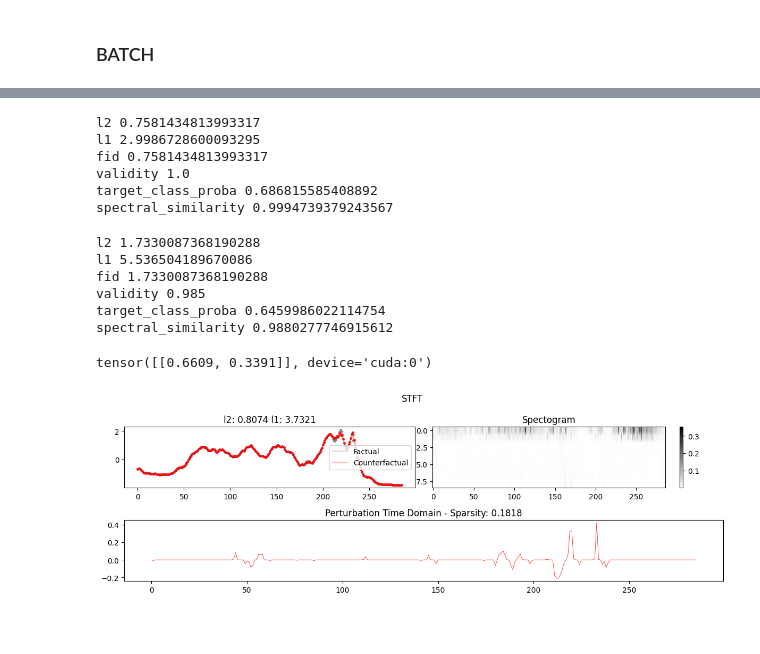
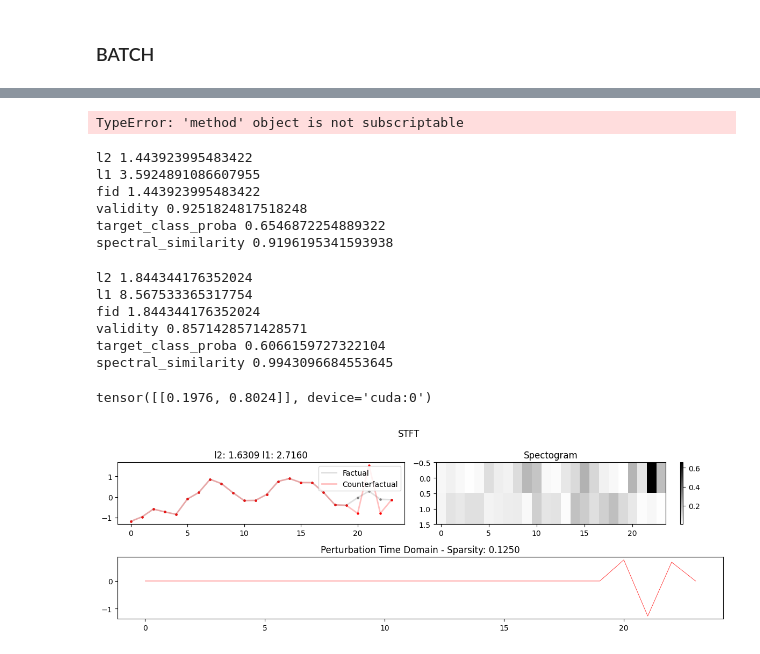
Before and after one commit to jsve96/XAI-TS, a Jupyter notebook: TSC/test_run.ipynb, the cells around one changed output, grey strips where cells are left out. Cells and saved outputs as stored; diff of their text form; code cells hidden in the pictures; blank space fills up the shorter version.

```diff
--- a/TSC/test_run.ipynb
+++ b/TSC/test_run.ipynb
@@ -872,6 +872,7 @@ class STFTPerturbation(BasePerturbation):
             return_complex=True,
         )
         F, TT = Z.shape[-2], Z.shape[-1]
+        self.F,self.TT = F,TT
 
         # Per-sample learnable perturbation
         self.delta_real = nn.Parameter(init_scale * torch.randn(B, C, F, TT))
@@ -979,6 +980,9 @@ class TSCounterfactualGenerator:
 
         opt = torch.optim.Adam(perturb.parameters(), lr=self.lr)
 
+        print(perturb.parameters[0].shape)
+        for param in perturb.parameters():
+            print(param.shape)
         losses = []
 
         #Original
@@ -1046,7 +1068,11 @@ class TSCounterfactualGenerator:
 # %%
+dataname ='ItalyPowerDemand'
 dataname = 'Coffee'
 X, y, splits = get_classification_data(dataname, split_data=False)
-model_name = 'FCN'
+X_norm = (np.array(X.tolist())[:,0,:]-np.array(X.tolist())[:,0,:].mean(axis=0))/(np.array(X.tolist())[:,0,:].std(axis=0))
+
+X= X_norm[:,np.newaxis,:]
+model_name = 'HydraPlus'
 
 
 try:
@@ -1058,6 +1084,8 @@ except:
     clf = TSClassifier(X, y, splits=splits, path='../models', arch=model_name, tfms=tfms, batch_tfms=batch_tfms, metrics=accuracy, cbs=ShowGraph(),device=device)
     clf.fit_one_cycle(100, 3e-4)
     clf.export(f"{model_name}-{dataname}.pkl")
+
+
 
 
 
@@ -1080,11 +1108,11 @@ cf_gen = TSCounterfactualGenerator(
     perturbation_cls=STFTPerturbation,
     lam_time=0.05,
     lam_perturb=0.5,
-    lam_clf=10,
-    lam_entropy = 10,
+    lam_clf=5*len(set(y.tolist())),
+    lam_entropy = 5*len(set(y.tolist())),
     steps=1000,
     hop_length=1,
-    n_fft=int(X.shape[2] // 16),
+    n_fft=int(X.shape[2] // 8),
     device=device,
     init_scale=1e-6,
 )
@@ -1150,55 +1178,57 @@ for start in tqdm(range(0, N, BATCH_SIZE)):
 
             elif k == 'spectral_similarity':
                 metrics[k].append(spectral_similarity(xi,xcf_i))
+# %% [output]
+TypeError: 'method' object is not subscriptable
 # %%
 for _,v in metrics.items():
     print(_,np.mean(v))
 # %% [output]
-l2 0.7581434813993317
-l1 2.9986728600093295
-fid 0.7581434813993317
-validity 1.0
-target_class_proba 0.686815585408892
-spectral_similarity 0.9994739379243567
+l2 1.443923995483422
+l1 3.5924891086607955
+fid 1.443923995483422
+validity 0.9251824817518248
+target_class_proba 0.6546872254889322
+spectral_similarity 0.9196195341593938
 # %%
 for _,v in metrics.items():
     print(_,np.mean(v))
 # %% [output]
-l2 1.7330087368190288
-l1 5.536504189670086
-fid 1.7330087368190288
-validity 0.985
-target_class_proba 0.6459986022114754
-spectral_similarity 0.9880277746915612
+l2 1.844344176352024
+l1 8.567533365317754
+fid 1.844344176352024
+validity 0.8571428571428571
+target_class_proba 0.6066159727322104
+spectral_similarity 0.9943096684553645
 # %%
-j = -1
+j = 5
 
 
 fig = plt.figure(figsize=(12,4))
 fig.suptitle("STFT")
 ax0 = fig.add_subplot(221)
 ax0.plot(x[j].detach().cpu().numpy().flatten(),label='Factual',c='gray',lw=2.0,alpha=0.25)
 ax0.plot(x_cf[j].detach().cpu().flatten(),label='Counterfactual',c='red',lw=2.0,alpha=0.25)
 ax0.scatter(np.arange(x.shape[2]),x[j].detach().cpu().numpy().flatten(),marker='o',color='gray',s=5)
 ax0.scatter(np.arange(x.shape[2]),x_cf[j].detach().cpu().flatten(),marker='o',color='red',s=5)
 #ax0.set_title(f"DTW: {cf_gen.sdtw(x_cf,x).detach().cpu().numpy()[0]:.4f}")
 ax0.set_title(f"l2: {(x_cf[j]-x[j]).pow(2).sum().detach().cpu().numpy()**0.5:.4f} l1: {(x_cf[j]-x[j]).abs().sum().detach().cpu().numpy():.4f}")
 ax0.legend()
 ax1 = fig.add_subplot(222)
 
 
 
 im = ax1.imshow(cf['perturbation'].delta_real[j].detach().abs().cpu().numpy()[0,:,:],cmap='binary',aspect='auto')
 fig.colorbar(im)
 ax1.set_title('Spectogram')
 
 #ax1.hist(cf['delta_real'].flatten())
 ax2 = fig.add_subplot(212)
 ax2.set_title(f'Perturbation Time Domain - Sparsity: {((x_cf[j]!=x[j]).sum()/x.shape[2]).detach().cpu().numpy():.4f}')
 ax2.plot(x[j].detach().cpu().numpy().flatten()-x_cf[j].detach().cpu().numpy().flatten(),color='red',lw=0.5)
 # #ax2.set_yscale('log')
 print(torch.softmax(clf.model(x_cf[j].reshape(1,1,-1).detach().to(device)),1))
 fig.tight_layout()
 # %% [output]
-tensor([[0.6609, 0.3391]], device='cuda:0')
+tensor([[0.1976, 0.8024]], device='cuda:0')
-[figure, old version]
+[figure, new version]
```
Also changed, not shown: parts of 1 cell of this notebook, 14 other files.
